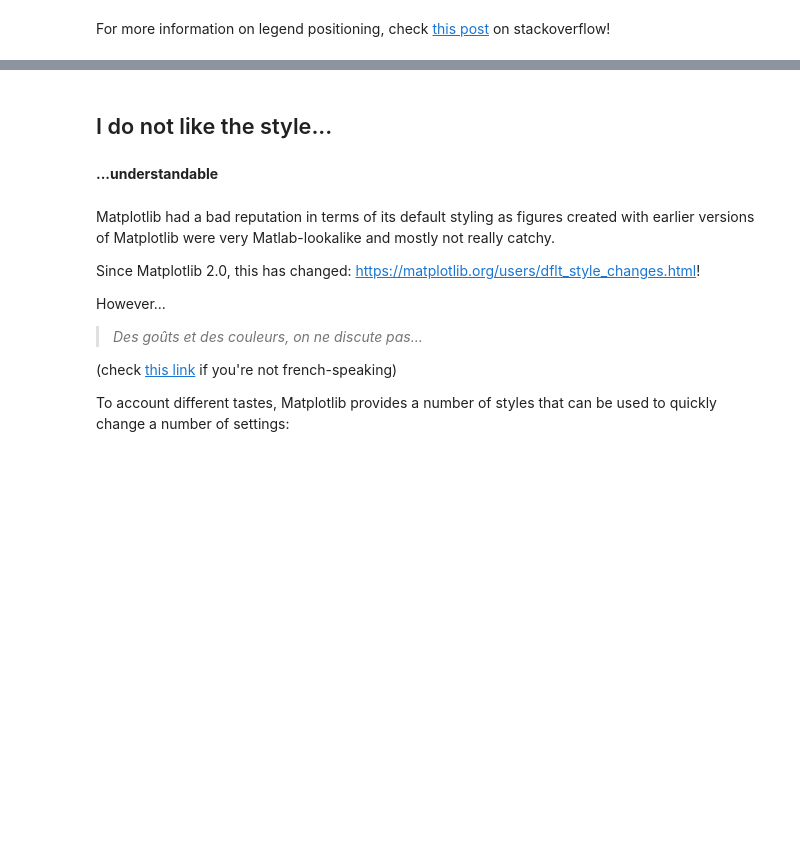
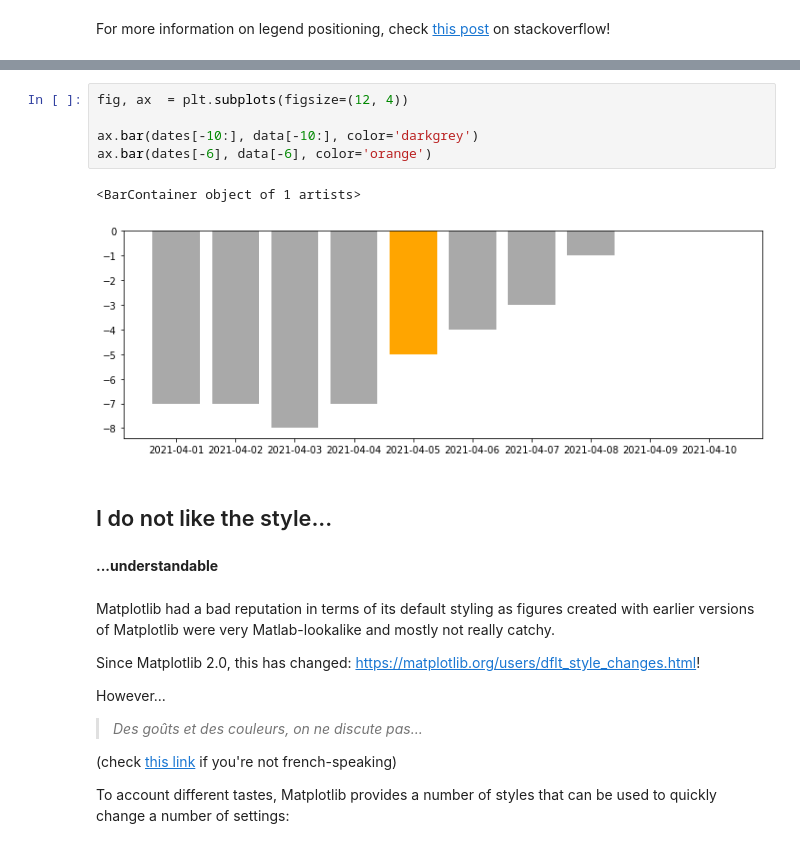
Before and after one commit to jorisvandenbossche/course-python-data, a Jupyter notebook: notebooks/visualization_01_matplotlib.ipynb, the cells around one changed output, grey strips where cells are left out. Saved outputs shown, nothing was run; the diff lists cells and outputs as text; blank space fills up the shorter version.

```diff
--- a/notebooks/visualization_01_matplotlib.ipynb
+++ b/notebooks/visualization_01_matplotlib.ipynb
@@ -161,3 +249,11 @@ For more information on legend positioning, check [this post](http://stackoverfl
+# %%
+fig, ax  = plt.subplots(figsize=(12, 4))
+
+ax.bar(dates[-10:], data[-10:], color='darkgrey')
+ax.bar(dates[-6], data[-6], color='orange')
+# %% [output]
+<BarContainer object of 1 artists>
+[figure, added]
 # %% [markdown]
 ## I do not like the style...
 # %% [markdown]
```
Also changed, not shown: parts of 22 cells of this notebook, 1 other file.
